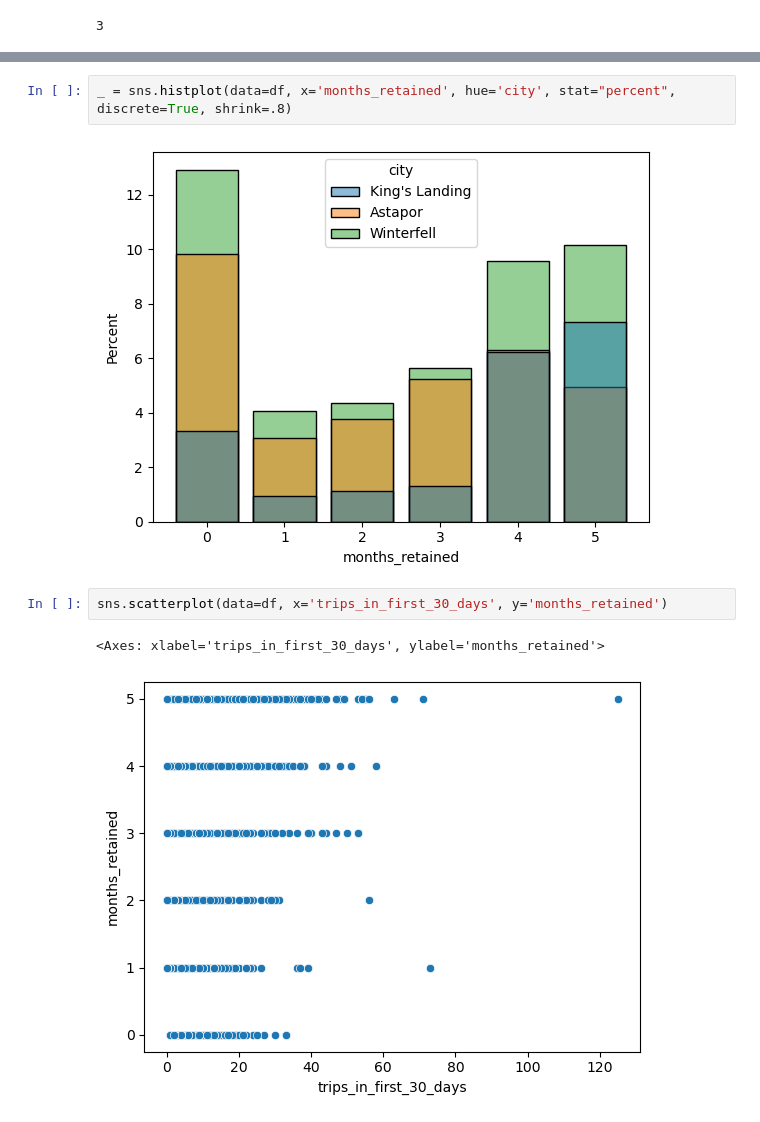
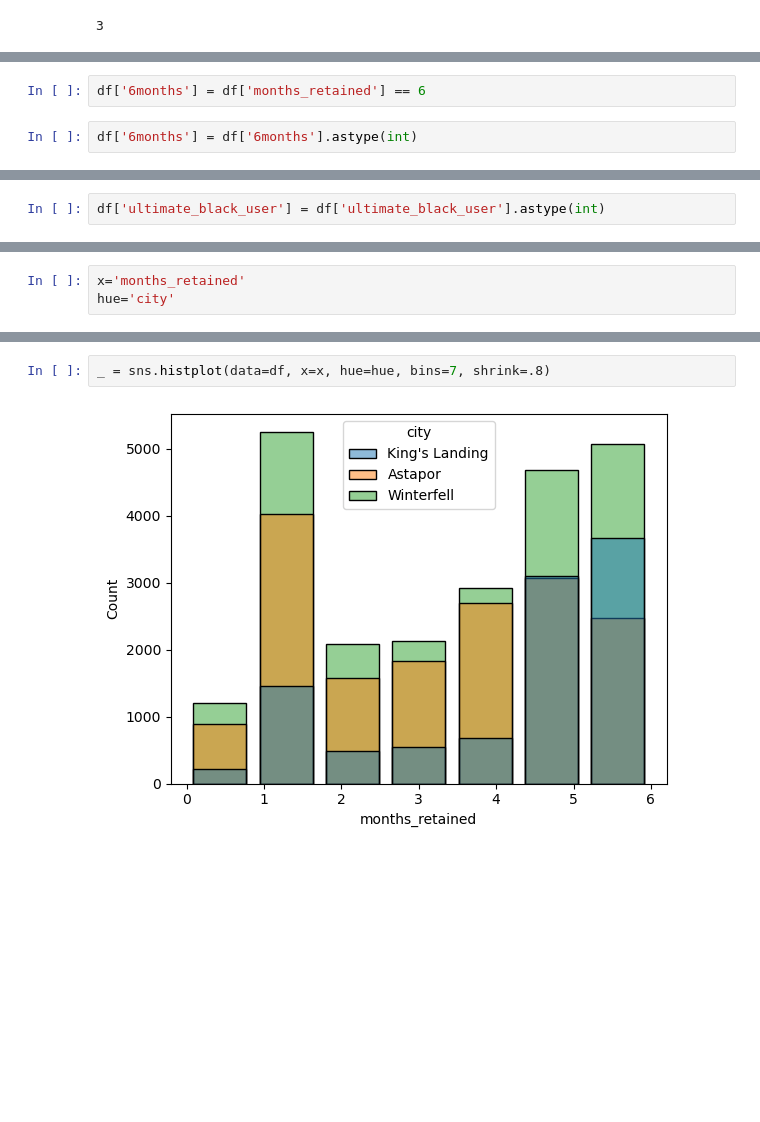
Before and after one commit to keb101/Image-Classification-Indian-Clothing, a Jupyter notebook: ultimate_challenge/Part_3.ipynb, the cells around one changed output, grey strips where cells are left out. Saved outputs shown, nothing was run; the diff lists cells and outputs as text; blank space fills up the shorter version.

```diff
--- a/ultimate_challenge/Part_3.ipynb
+++ b/ultimate_challenge/Part_3.ipynb
@@ -92,3 +115,7 @@ df['months_retained'] = (df['last_trip_date'] - df['signup_date']) // np.timedel
+# %%
+df['6months'] = df['months_retained'] == 6
+# %%
+df['6months'] = df['6months'].astype(int)
 # %%
 df.head()
 # %% [output]
@@ -100,0 +128,2 @@ df.head()
+# %%
+df['ultimate_black_user'] = df['ultimate_black_user'].astype(int)
@@ -117,2 +151,5 @@ months_retained                    int64
 dtype: object
+# %%
+x='months_retained'
+hue='city'
 # %%
@@ -122,9 +159,4 @@ _ = sns.histplot(data=df, x='months_retained')
 # %%
-_ = sns.histplot(data=df, x='months_retained', hue='city', stat="percent", discrete=True, shrink=.8)
+_ = sns.histplot(data=df, x=x, hue=hue, bins=7, shrink=.8)
 # %% [output]
-[figure, old version]
+[figure, new version]
-# %%
-sns.scatterplot(data=df, x='trips_in_first_30_days', y='months_retained')
-# %% [output]
-<Axes: xlabel='trips_in_first_30_days', ylabel='months_retained'>
-[figure, removed]
```
Also changed, not shown: parts of 36 cells of this notebook.
